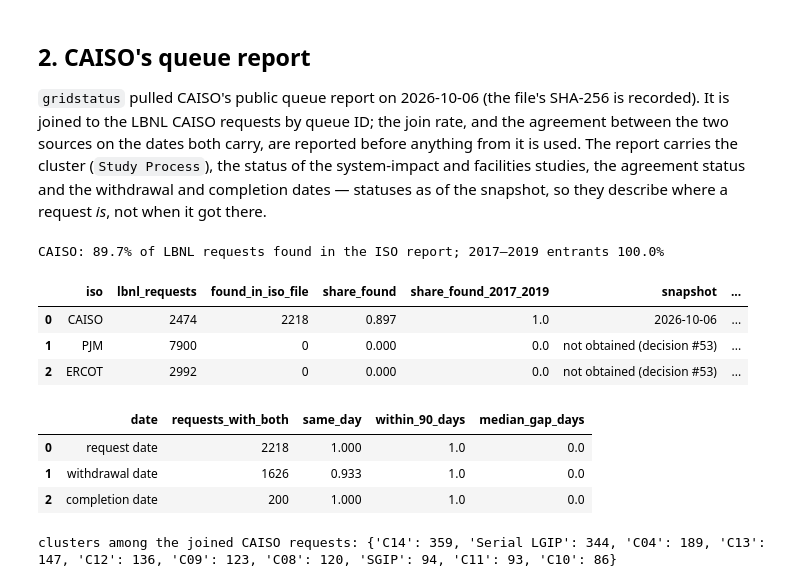
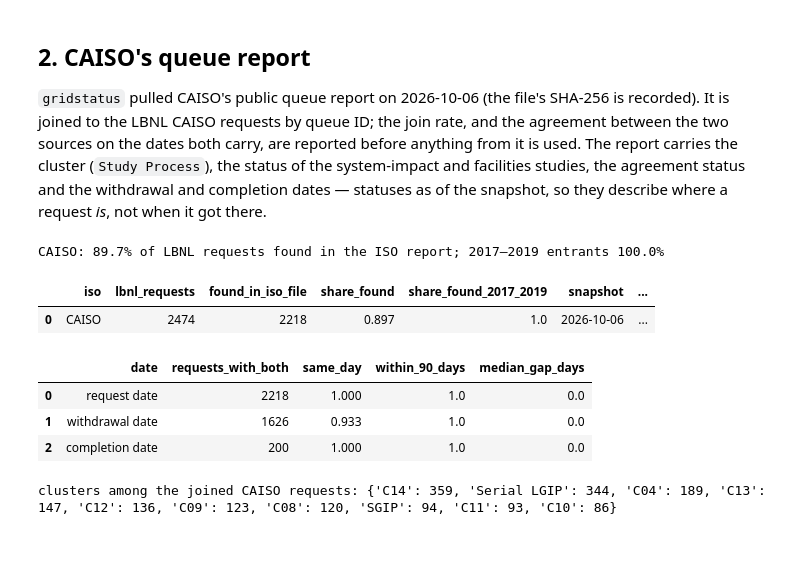
Before and after one commit to alanmossinger/Capstone, a Jupyter notebook: notebooks/13_iso_queue_files.ipynb, the cells around one changed output. Drawn from its saved outputs; the diff is of its cells as text; code cells hidden in the pictures; blank space fills up the shorter version.

```diff
--- a/notebooks/13_iso_queue_files.ipynb
+++ b/notebooks/13_iso_queue_files.ipynb
@@ -113,39 +115,33 @@ ca = m[m["region"] == "CAISO"].merge(caiso_small, on="q_id", how="left")
 found = ca["iso_status"].notna()
 join_rates = pd.DataFrame([
     {"iso": "CAISO", "lbnl_requests": len(ca), "found_in_iso_file": int(found.sum()), "share_found": found.mean(),
      "share_found_2017_2019": ca.loc[ca["q_year"].between(2017, 2019), "iso_status"].notna().mean(),
      "snapshot": "2026-10-06", "rows_in_iso_file": len(caiso)},
-    {"iso": "PJM", "lbnl_requests": int((m["region"] == "PJM").sum()), "found_in_iso_file": 0, "share_found": 0.0,
-     "share_found_2017_2019": 0.0, "snapshot": "not obtained (decision #53)", "rows_in_iso_file": 0},
-    {"iso": "ERCOT", "lbnl_requests": int((m["region"] == "ERCOT").sum()), "found_in_iso_file": 0, "share_found": 0.0,
-     "share_found_2017_2019": 0.0, "snapshot": "not obtained (decision #53)", "rows_in_iso_file": 0},
 ])
 join_rates.to_csv(paths.RESULTS / "iso_join_rates.csv", index=False)
 
 # agreement of the dates both sources carry
 checks_dates = []
 for lbnl_col, iso_col, what in [("q_date", "iso_queue_date", "request date"), ("exit_date", "iso_withdrawn_date", "withdrawal date"),
                                 ("exit_date", "iso_completion_date", "completion date")]:
     sub = ca[found & ca[iso_col].notna()]
     if what == "withdrawal date":
         sub = sub[sub["event"] == 2]
     elif what == "completion date":
         sub = sub[sub["event"] == 1]
     gap = (sub[iso_col] - sub[lbnl_col]).dt.days
     checks_dates.append({"date": what, "requests_with_both": len(sub), "same_day": float((gap == 0).mean()) if len(sub) else np.nan,
                          "within_90_days": float((gap.abs() <= 90).mean()) if len(sub) else np.nan,
                          "median_gap_days": float(gap.median()) if len(sub) else np.nan})
 checks_dates = pd.DataFrame(checks_dates)
 print(f"CAISO: {found.mean():.1%} of LBNL requests found in the ISO report; 2017–2019 entrants "
       f"{join_rates.loc[0, 'share_found_2017_2019']:.1%}")
 display(join_rates.round(3))
 checks_dates.round(3)
 # %% [output]
 CAISO: 89.7% of LBNL requests found in the ISO report; 2017–2019 entrants 100.0%
 |  | iso | lbnl_requests | found_in_iso_file | share_found | share_found_2017_2019 | snapshot | ... |
 | 0 | CAISO | 2474 | 2218 | 0.897 | 1.0 | 2026-10-06 | ... |
-| 1 | PJM | 7900 | 0 | 0.000 | 0.0 | not obtained (decision #53) | ... |
-| 2 | ERCOT | 2992 | 0 | 0.000 | 0.0 | not obtained (decision #53) | ... |
 |  | date | requests_with_both | same_day | within_90_days | median_gap_days |
 | 0 | request date | 2218 | 1.000 | 1.0 | 0.0 |
 | 1 | withdrawal date | 1626 | 0.933 | 1.0 | 0.0 |
```
Also changed, not shown: parts of 7 cells of this notebook, 5 other files.
